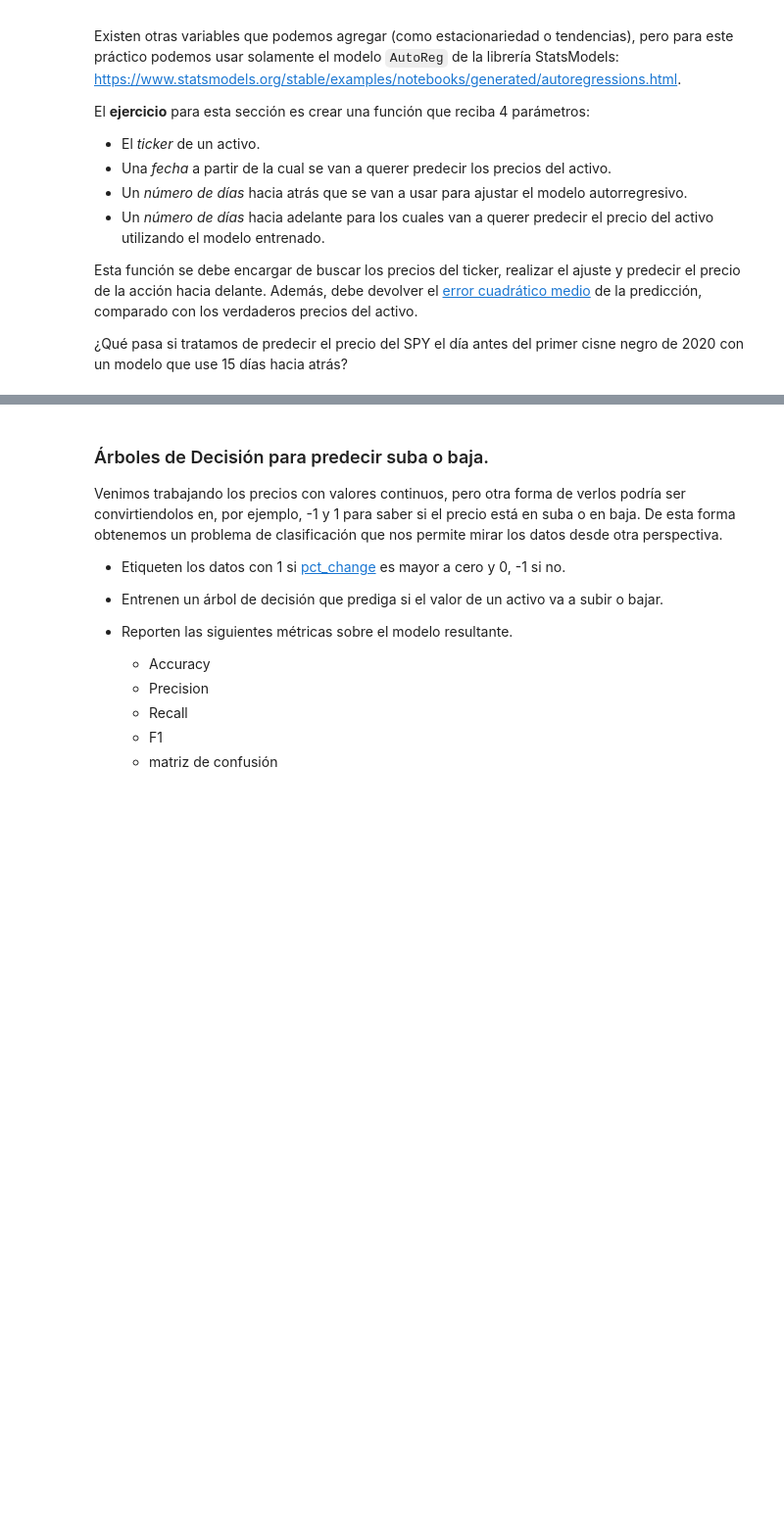
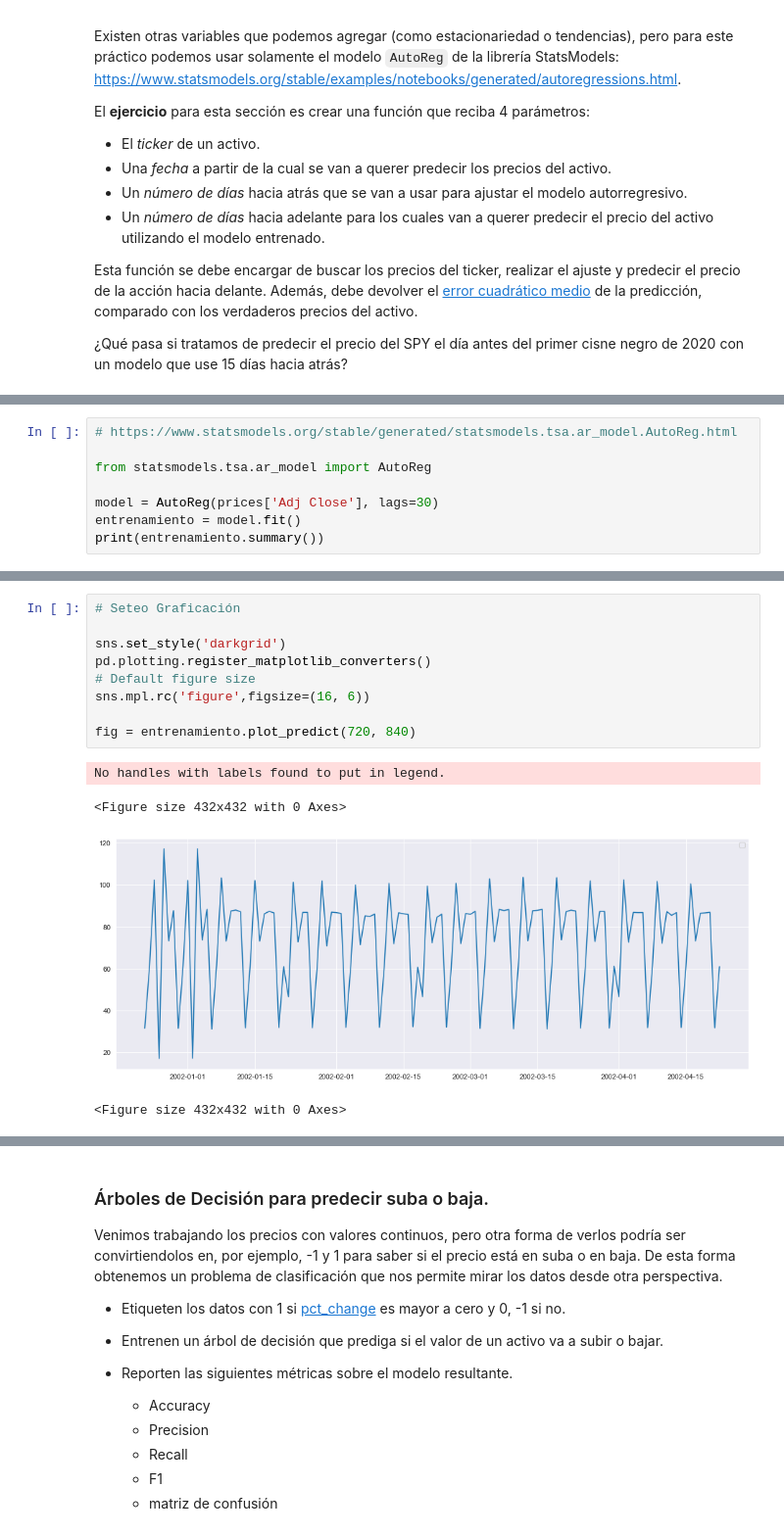
Before and after one commit to exsantucho/MLBolsaMentoria2021, a Jupyter notebook: Práctico 3 - Introducción al Aprendizaje Automático.ipynb, the cells around one changed output, grey strips where cells are left out. Shown at 98% size. Drawn from its saved outputs; the diff is of its cells as text; blank space fills up the shorter version.

```diff
--- a/Práctico 3 - Introducción al Aprendizaje Automático.ipynb
+++ b/Práctico 3 - Introducción al Aprendizaje Automático.ipynb
@@ -352,0 +437,8 @@ Esta función se debe encargar de buscar los precios del ticker, realizar el aju
+# %%
+# https://www.statsmodels.org/stable/generated/statsmodels.tsa.ar_model.AutoReg.html
+
+from statsmodels.tsa.ar_model import AutoReg
+
+model = AutoReg(prices['Adj Close'], lags=30)
+entrenamiento = model.fit()
+print(entrenamiento.summary())
@@ -352,0 +463,14 @@ Esta función se debe encargar de buscar los precios del ticker, realizar el aju
+# %%
+# Seteo Graficación
+
+sns.set_style('darkgrid')
+pd.plotting.register_matplotlib_converters()
+# Default figure size
+sns.mpl.rc('figure',figsize=(16, 6))
+
+fig = entrenamiento.plot_predict(720, 840)
+# %% [output]
+No handles with labels found to put in legend.
+<Figure size 432x432 with 0 Axes>
+[figure, added]
+<Figure size 432x432 with 0 Axes>
```
Also changed, not shown: parts of 19 cells of this notebook.
